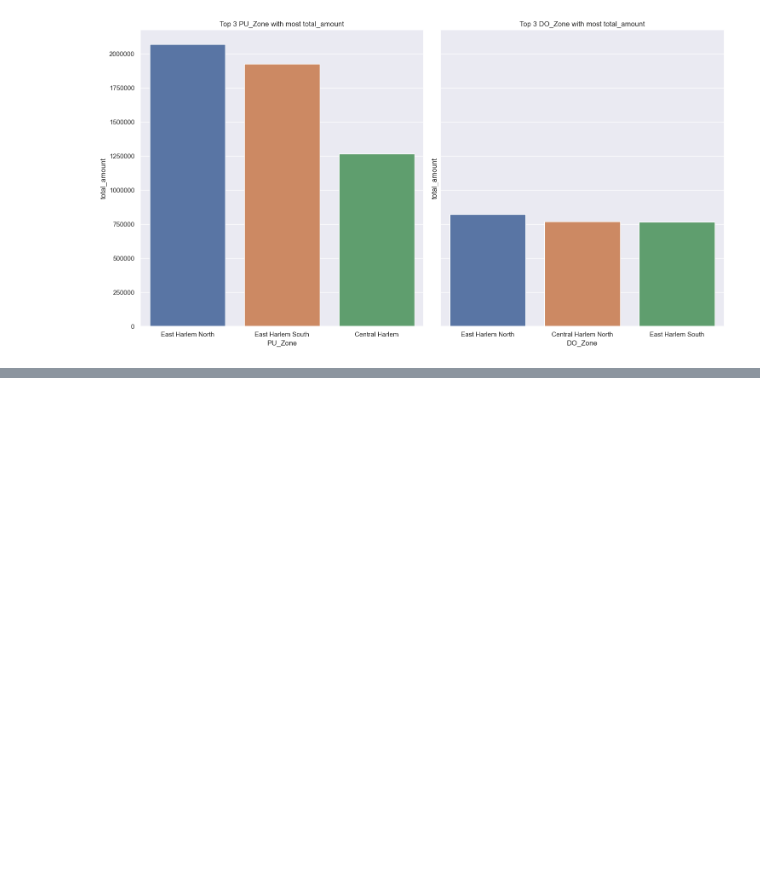
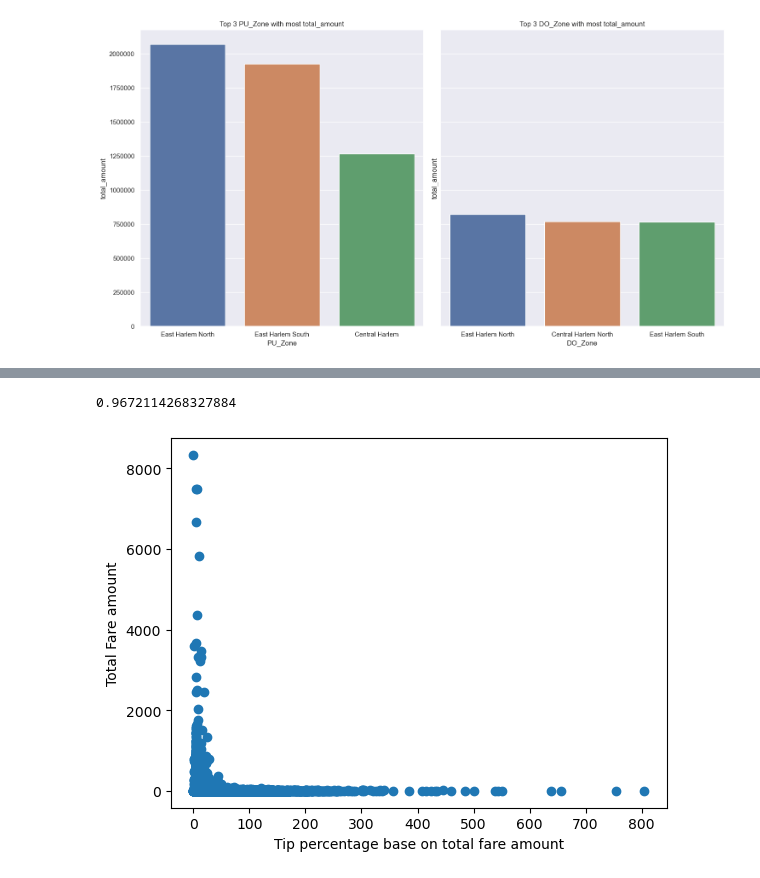
Before and after one commit to VOTUANANH01/Data-Visualize-and-Analysis, a Jupyter notebook: EDA_Bivariate .ipynb, the cells around one changed output, grey strips where cells are left out. Drawn from its saved outputs; the diff is of its cells as text; code cells hidden in the pictures; blank space fills up the shorter version.

```diff
--- a/EDA_Bivariate .ipynb
+++ b/EDA_Bivariate .ipynb
@@ -483,0 +486,7 @@ sumbar(pu="PU_Zone",do="DO_Zone",data=df_step4,y="total_amount",top=3)
+# %%
+df_tipfare=df_step4.copy()
+# %%
+## total fare amount including mta_tax, fare amount, tolls amount, congestion surcharge, extra, and improvement surcharge
+df_tipfare['total_fare_amount']=df_tipfare.fare_amount+df_tipfare.tolls_amount+df_tipfare.extra+df_tipfare.mta_tax+df_tipfare.congestion_surcharge+df_tipfare.improvement_surcharge
+# %%
+df_tipfare['tip_per_fare']=df_tipfare.tip_amount/df_tipfare.total_fare_amount *100
@@ -483,0 +501,11 @@ sumbar(pu="PU_Zone",do="DO_Zone",data=df_step4,y="total_amount",top=3)
+# %%
+len(df_tipfare_drop)/len(df_step4)
+# %% [output]
+0.9672114268327884
+# %%
+plt.scatter(df_tipfare.total_fare_amount,df_tipfare.tip_per)
+plt.ylabel("Total Fare amount")
+plt.xlabel("Tip percentage base on total fare amount")
+plt.show()
+# %% [output]
+[figure, added]
```
Also changed, not shown: parts of 52 cells of this notebook, 11 other files.
